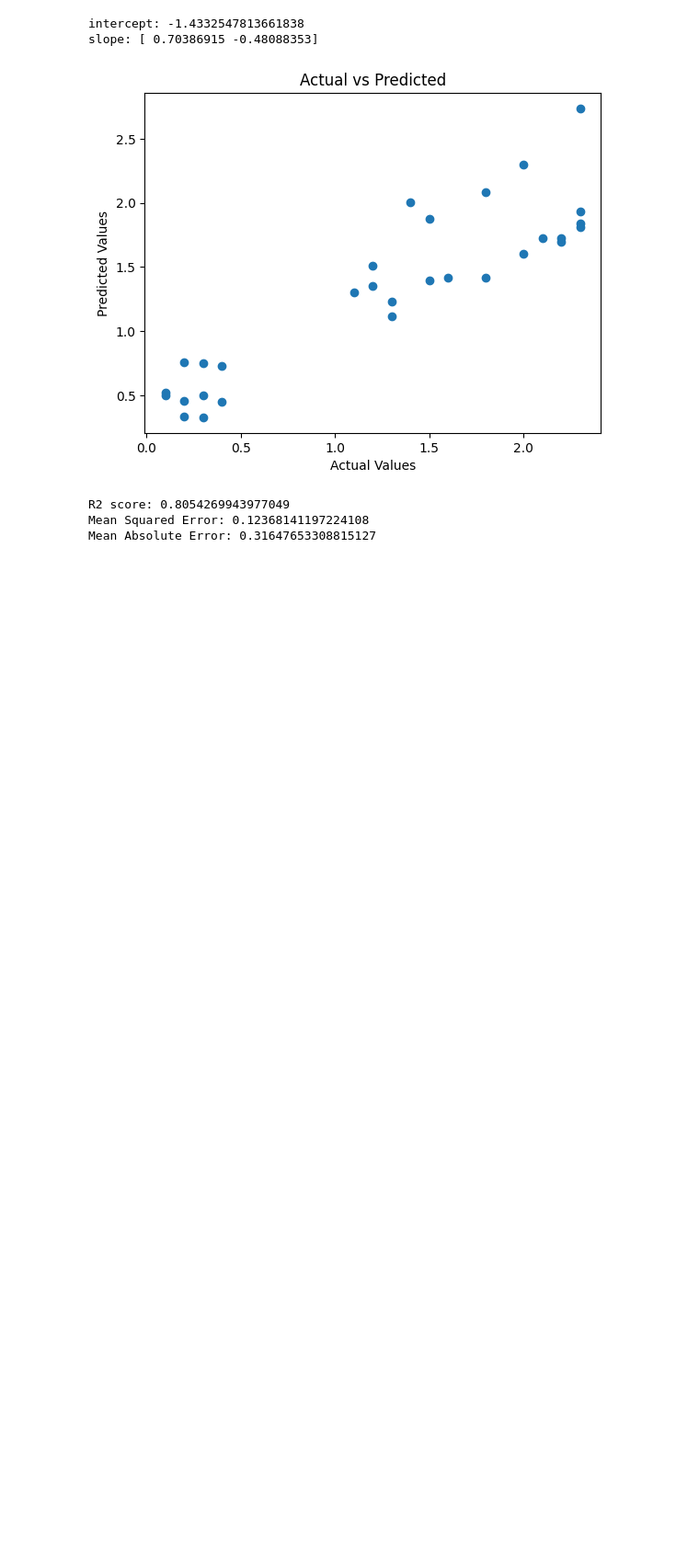
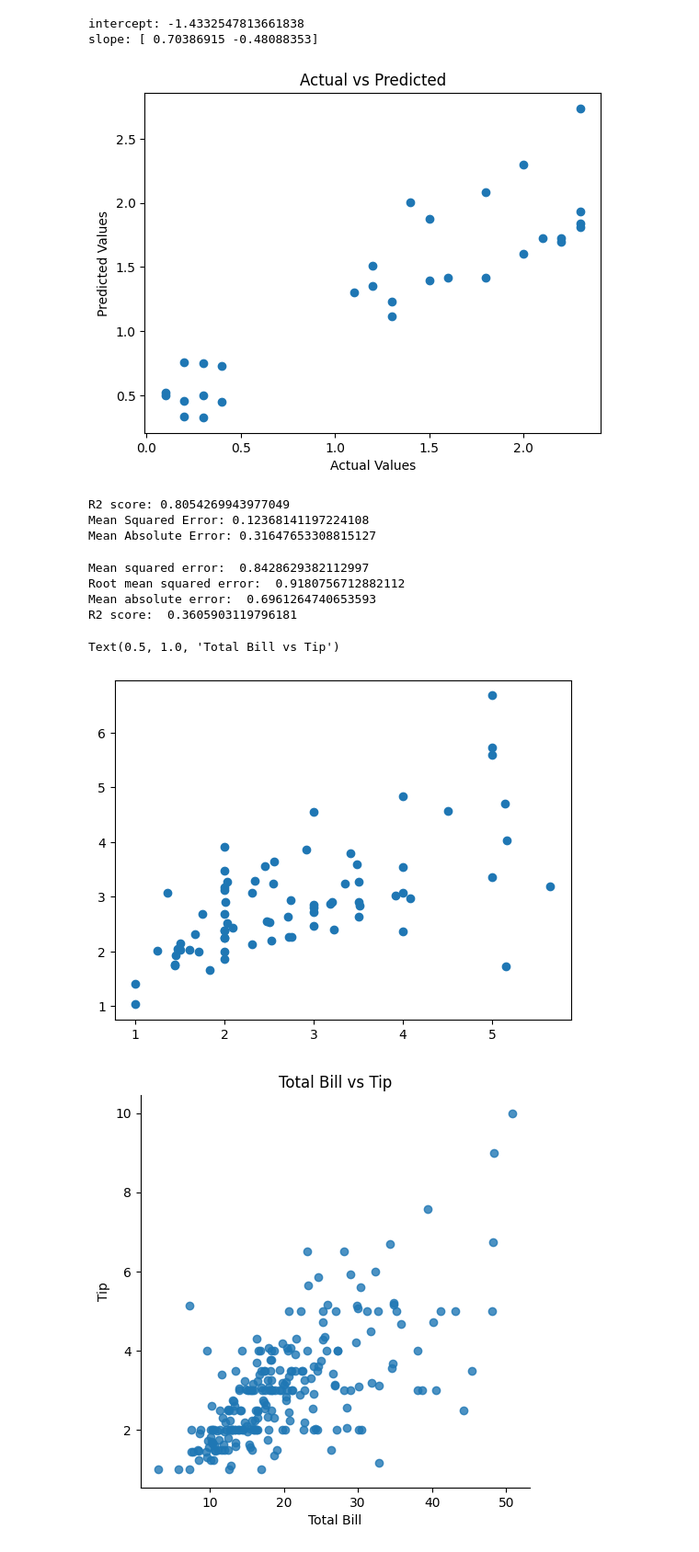
Before and after one commit to arsalkhan75/learni_ml, a Jupyter notebook: simple_linear/multi_linear.ipynb, the cells around one changed output. Shown at 92% size. Drawn from its saved outputs; the diff is of its cells as text; code cells hidden in the pictures; blank space fills up the shorter version.

```diff
--- a/simple_linear/multi_linear.ipynb
+++ b/simple_linear/multi_linear.ipynb
@@ -57,3 +58,48 @@ print("Mean Absolute Error:", mean_absolute_error(y_test, y_pred))
 R2 score: 0.8054269943977049
 Mean Squared Error: 0.12368141197224108
 Mean Absolute Error: 0.31647653308815127
+# %%
+# Import general libraries
+import pandas as pd
+import numpy as np
+import matplotlib.pyplot as plt
+import seaborn as sns
+# Machine Learning libraries
+from sklearn.linear_model import LinearRegression
+from sklearn.model_selection import train_test_split
+from sklearn.metrics import mean_squared_error, r2_score, mean_absolute_error
+from sklearn.preprocessing import StandardScaler, MinMaxScaler
+df=sns.load_dataset('tips')
+#Encode the smoker veriables using on-hot encoding
+df['smoker']=df['smoker'].apply(lambda x:1 if x=='yes' else 0)
+# Split the data into train and test
+X= df[['total_bill', 'size', 'smoker']]
+y= df['tip']
+# Split the data into train and test
+X_train, X_test, y_train, y_test = train_test_split(X, y, test_size=0.3, random_state=42)
+# creat a linear model object
+model=LinearRegression()
+# train the model
+model.fit(X_train, y_train)
+# predict the value of test
+y_pred=model.predict(X_test)
+# Evaluate the model
+print('Mean squared error: ', mean_squared_error(y_test, y_pred))
+print('Root mean squared error: ', np.sqrt(mean_squared_error(y_test, y_pred)))
+print('Mean absolute error: ', mean_absolute_error(y_test, y_pred))
+print('R2 score: ', r2_score(y_test, y_pred))
+
+# Visualize the results
+sns.lmplot(x='total_bill', y='tip', hue='smoker', data=df, fit_reg=False, legend=False)
+# add lables to the graph
+plt.xlabel('Total Bill')
+plt.ylabel('Tip')
+plt.title('Total Bill vs Tip')
+# %% [output]
+Mean squared error:  0.8428629382112997
+Root mean squared error:  0.9180756712882112
+Mean absolute error:  0.6961264740653593
+R2 score:  0.3605903119796181
+Text(0.5, 1.0, 'Total Bill vs Tip')
+[figure, added]
+[figure, added]
```
Also changed, not shown: parts of 1 cell of this notebook, 1 other file.
